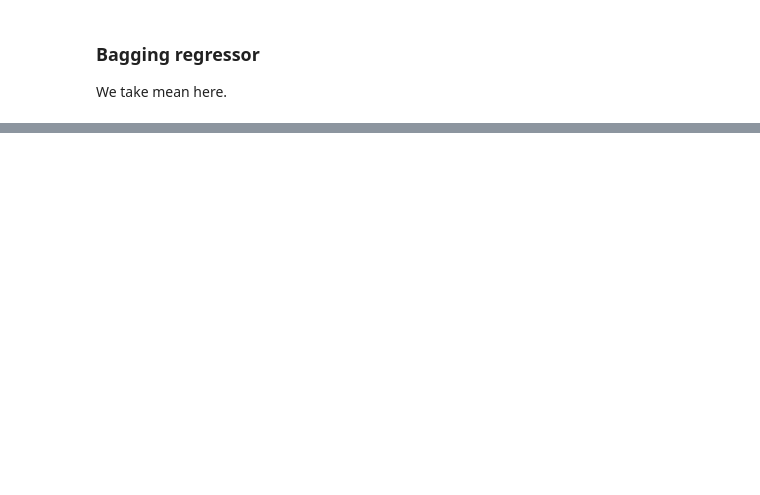
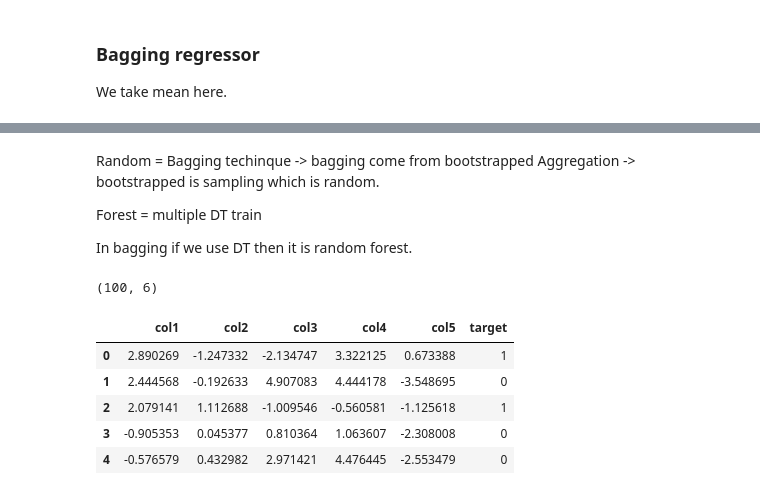
Before and after one commit to Avit-hodibu/Ensemble_learning, a Jupyter notebook: Ensemble_learning.ipynb, the cells around one changed output, grey strips where cells are left out. Saved outputs shown, nothing was run; the diff lists cells and outputs as text; code cells hidden in the pictures; blank space fills up the shorter version.

Commit message:
random forest

```diff
--- a/Ensemble_learning.ipynb
+++ b/Ensemble_learning.ipynb
@@ -504,0 +517,23 @@ bag_regressor.fit(X_train, Y_train)
+# %% [markdown]
+Random = Bagging techinque -> bagging come from bootstrapped Aggregation -> bootstrapped is sampling which is random.
+
+Forest = multiple DT train
+
+In bagging if we use DT then it is random forest.
+# %%
+import numpy as np
+import pandas as pd
+from sklearn.datasets import make_classification
+X,y = make_classification(n_features=5, n_redundant=0, n_informative=5,n_clusters_per_class=1)
+df = pd.DataFrame(X,columns=['col1','col2','col3','col4','col5'])
+df['target'] = y
+print(df.shape)
+df.head()
+# %% [output]
+(100, 6)
+|  | col1 | col2 | col3 | col4 | col5 | target |
+| 0 | 2.890269 | -1.247332 | -2.134747 | 3.322125 | 0.673388 | 1 |
+| 1 | 2.444568 | -0.192633 | 4.907083 | 4.444178 | -3.548695 | 0 |
+| 2 | 2.079141 | 1.112688 | -1.009546 | -0.560581 | -1.125618 | 1 |
+| 3 | -0.905353 | 0.045377 | 0.810364 | 1.063607 | -2.308008 | 0 |
+| 4 | -0.576579 | 0.432982 | 2.971421 | 4.476445 | -2.553479 | 0 |
```
Also changed, not shown: parts of 13 cells of this notebook.
